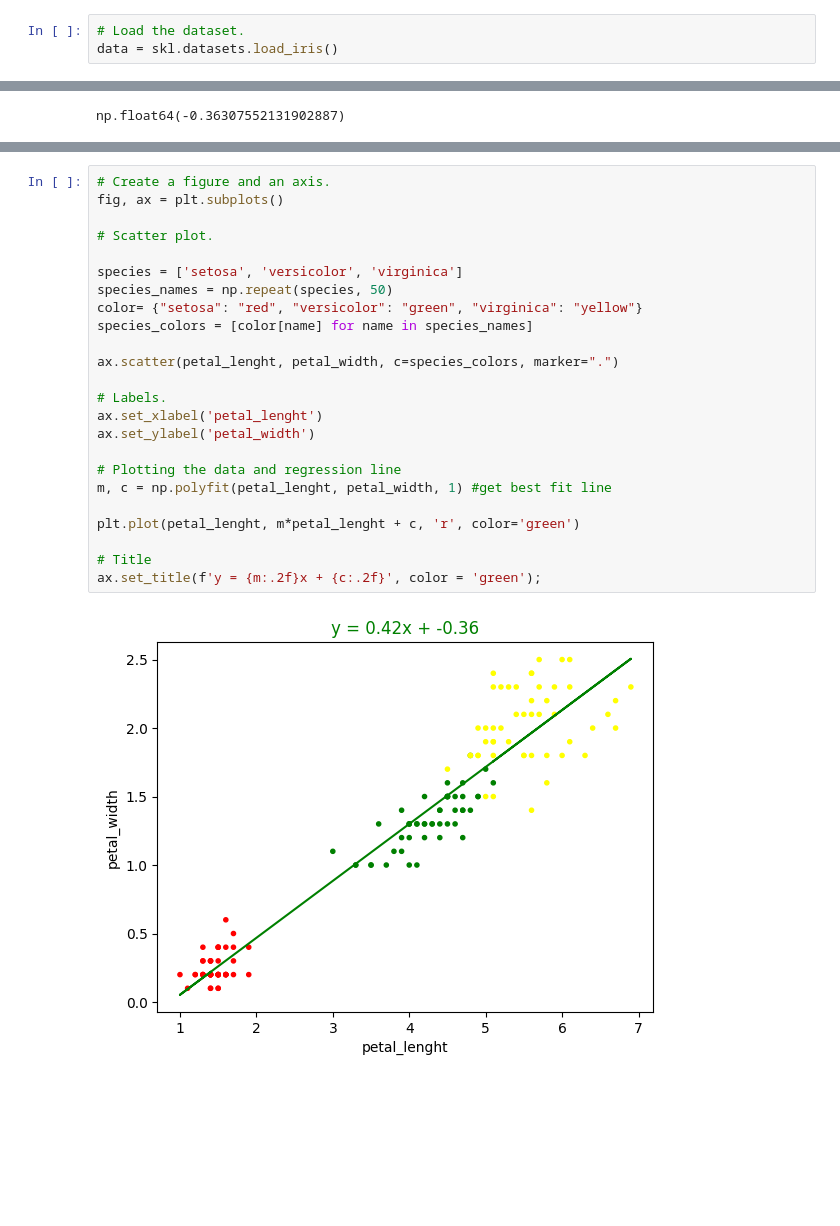
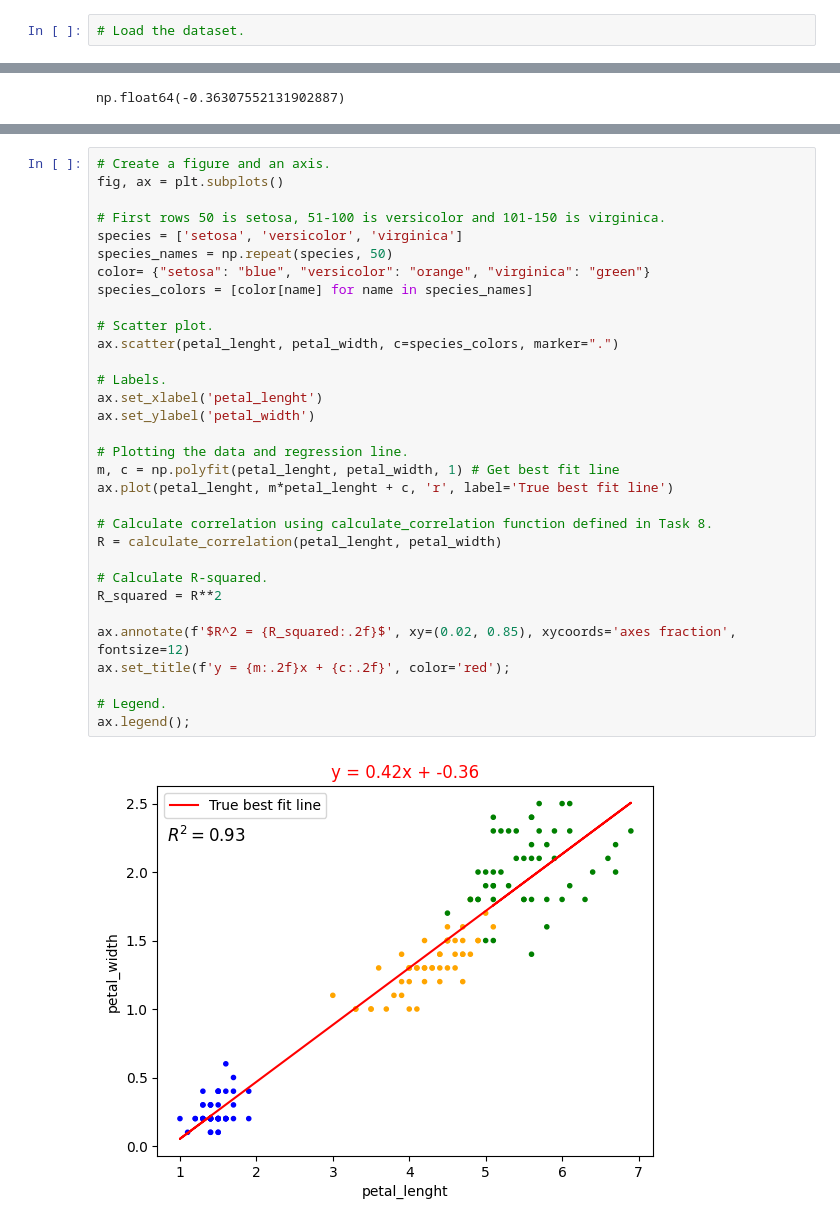
Before and after one commit to justia-pi/principles_of_DA, a Jupyter notebook: tasks.ipynb, the cells around one changed output, grey strips where cells are left out. Drawn from its saved outputs; the diff is of its cells as text; blank space fills up the shorter version.

Commit message:
task 10

```diff
--- a/tasks.ipynb
+++ b/tasks.ipynb
@@ -21,7 +21,6 @@ import seaborn as sns
 ### load_iris() function loads the data sets to allow analysing it,  with the whole attributes: names, measurements and descriptions.
 # %%
 # Load the dataset.
-data = skl.datasets.load_iris()
 # %% [markdown]
 # **Task 2: Explore the Data Structure**
 # %%
@@ -567,26 +578,34 @@ np.float64(-0.36307552131902887)
 # %%
 # Create a figure and an axis.
 fig, ax = plt.subplots()
 
-# Scatter plot.
-
+# First rows 50 is setosa, 51-100 is versicolor and 101-150 is virginica.
 species = ['setosa', 'versicolor', 'virginica']
 species_names = np.repeat(species, 50)
-color= {"setosa": "red", "versicolor": "green", "virginica": "yellow"}
+color= {"setosa": "blue", "versicolor": "orange", "virginica": "green"}
 species_colors = [color[name] for name in species_names]
 
+# Scatter plot.
 ax.scatter(petal_lenght, petal_width, c=species_colors, marker=".")
 
 # Labels.
 ax.set_xlabel('petal_lenght')
 ax.set_ylabel('petal_width')
 
-# Plotting the data and regression line
-m, c = np.polyfit(petal_lenght, petal_width, 1) #get best fit line
+# Plotting the data and regression line.
+m, c = np.polyfit(petal_lenght, petal_width, 1) # Get best fit line
+ax.plot(petal_lenght, m*petal_lenght + c, 'r', label='True best fit line')
 
-plt.plot(petal_lenght, m*petal_lenght + c, 'r', color='green')
+# Calculate correlation using calculate_correlation function defined in Task 8.
+R = calculate_correlation(petal_lenght, petal_width)
 
-# Title
-ax.set_title(f'y = {m:.2f}x + {c:.2f}', color = 'green');
+# Calculate R-squared.
+R_squared = R**2
+
+ax.annotate(f'$R^2 = {R_squared:.2f}$', xy=(0.02, 0.85), xycoords='axes fraction', fontsize=12)
+ax.set_title(f'y = {m:.2f}x + {c:.2f}', color='red');
+
+# Legend.
+ax.legend();
 # %% [output]
-[figure, old version]
+[figure, new version]
```
Also changed, not shown: parts of 43 cells of this notebook, 1 other file.
